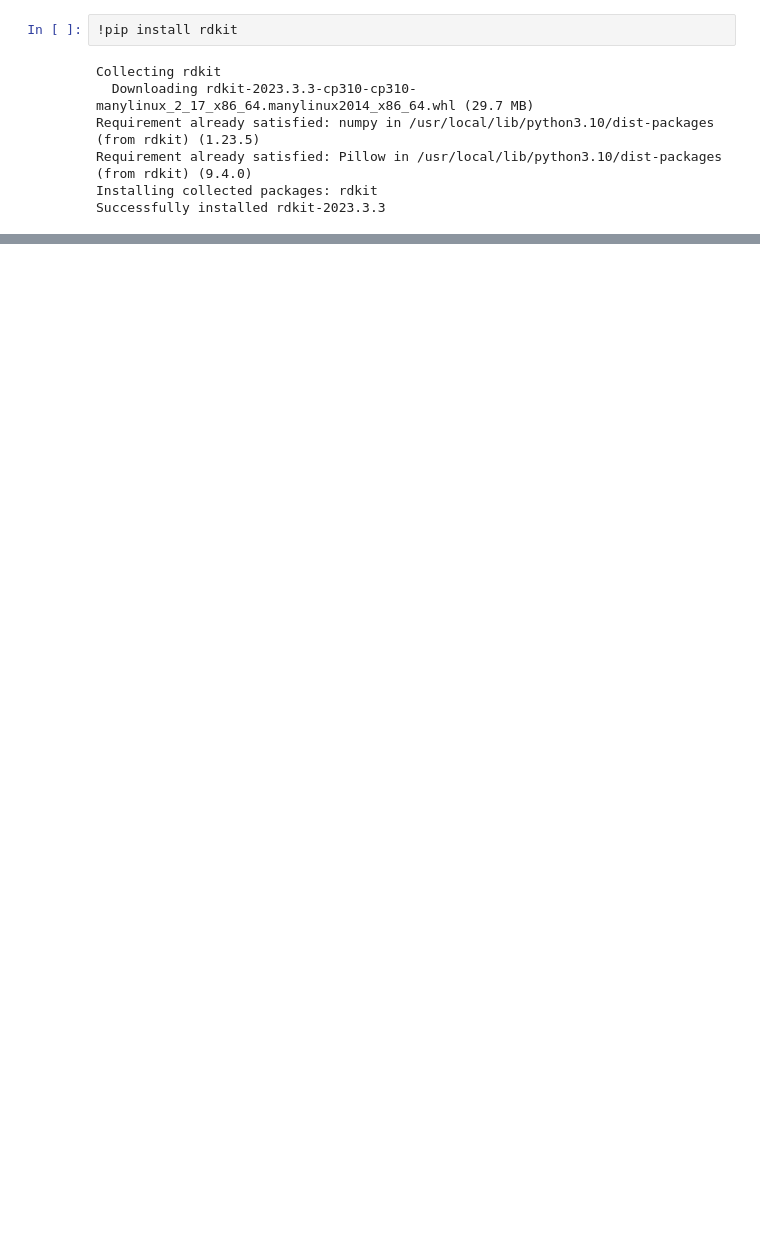
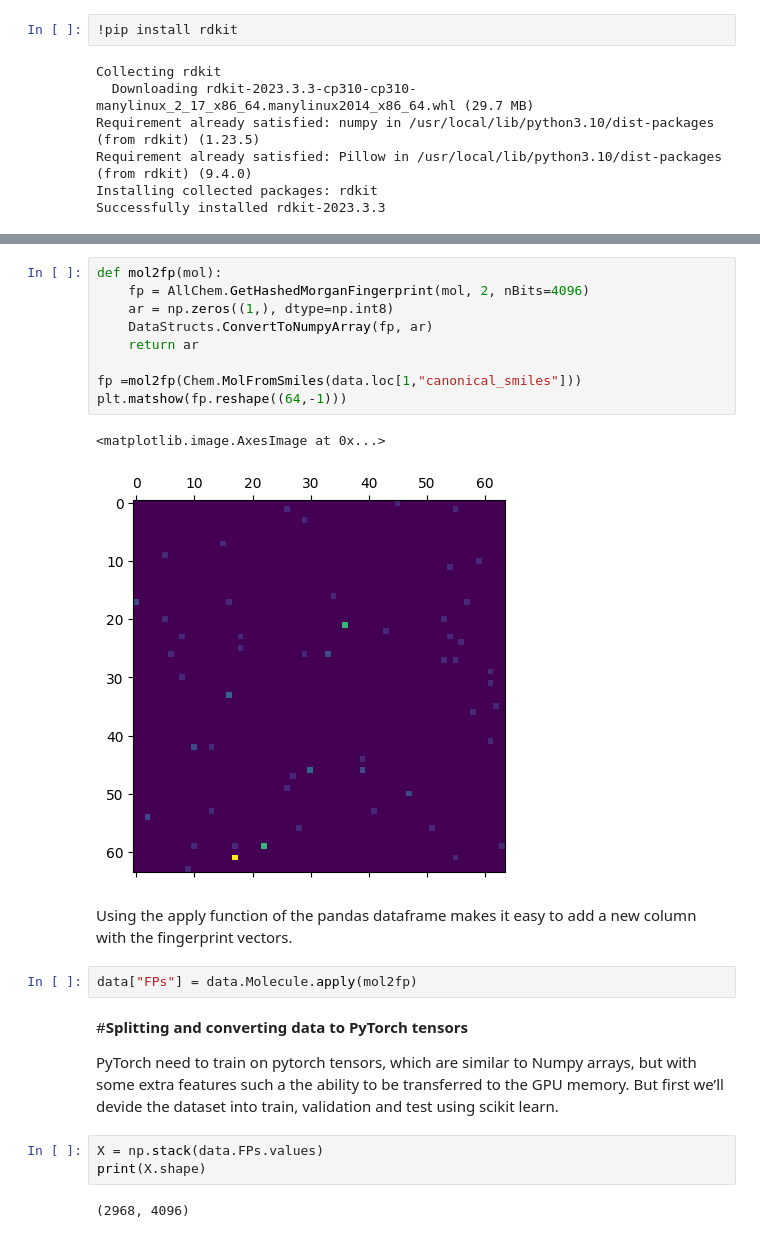
Before and after one commit to Jahan08/Advanced-AI-algorithm-practice-hERG-data, a Jupyter notebook: Building_a_simple_QSAR_model_using_a_feed_forward_neural_network_in_PyTorch_hERG_dataset.ipynb, the cells around one changed output, grey strips where cells are left out. Saved outputs shown, nothing was run; the diff lists cells and outputs as text; blank space fills up the shorter version.

```diff
--- a/Building_a_simple_QSAR_model_using_a_feed_forward_neural_network_in_PyTorch_hERG_dataset.ipynb
+++ b/Building_a_simple_QSAR_model_using_a_feed_forward_neural_network_in_PyTorch_hERG_dataset.ipynb
@@ -327,0 +46,25 @@ Compared to the fingerprint feed forward network, this model seems to be slightl
+# %%
+def mol2fp(mol):
+    fp = AllChem.GetHashedMorganFingerprint(mol, 2, nBits=4096)
+    ar = np.zeros((1,), dtype=np.int8)
+    DataStructs.ConvertToNumpyArray(fp, ar)
+    return ar
+
+fp =mol2fp(Chem.MolFromSmiles(data.loc[1,"canonical_smiles"]))
+plt.matshow(fp.reshape((64,-1)))
+# %% [output]
+<matplotlib.image.AxesImage at 0x...>
+[figure, added]
+# %% [markdown]
+Using the apply function of the pandas dataframe makes it easy to add a new column with the fingerprint vectors.
+# %%
+data["FPs"] = data.Molecule.apply(mol2fp)
+# %% [markdown]
+#**Splitting and converting data to PyTorch tensors**
+
+PyTorch need to train on pytorch tensors, which are similar to Numpy arrays, but with some extra features such a the ability to be transferred to the GPU memory. But first we’ll devide the dataset into train, validation and test using scikit learn.
+# %%
+X = np.stack(data.FPs.values)
+print(X.shape)
+# %% [output]
+(2968, 4096)
```
Also changed, not shown: parts of 83 cells of this notebook.
